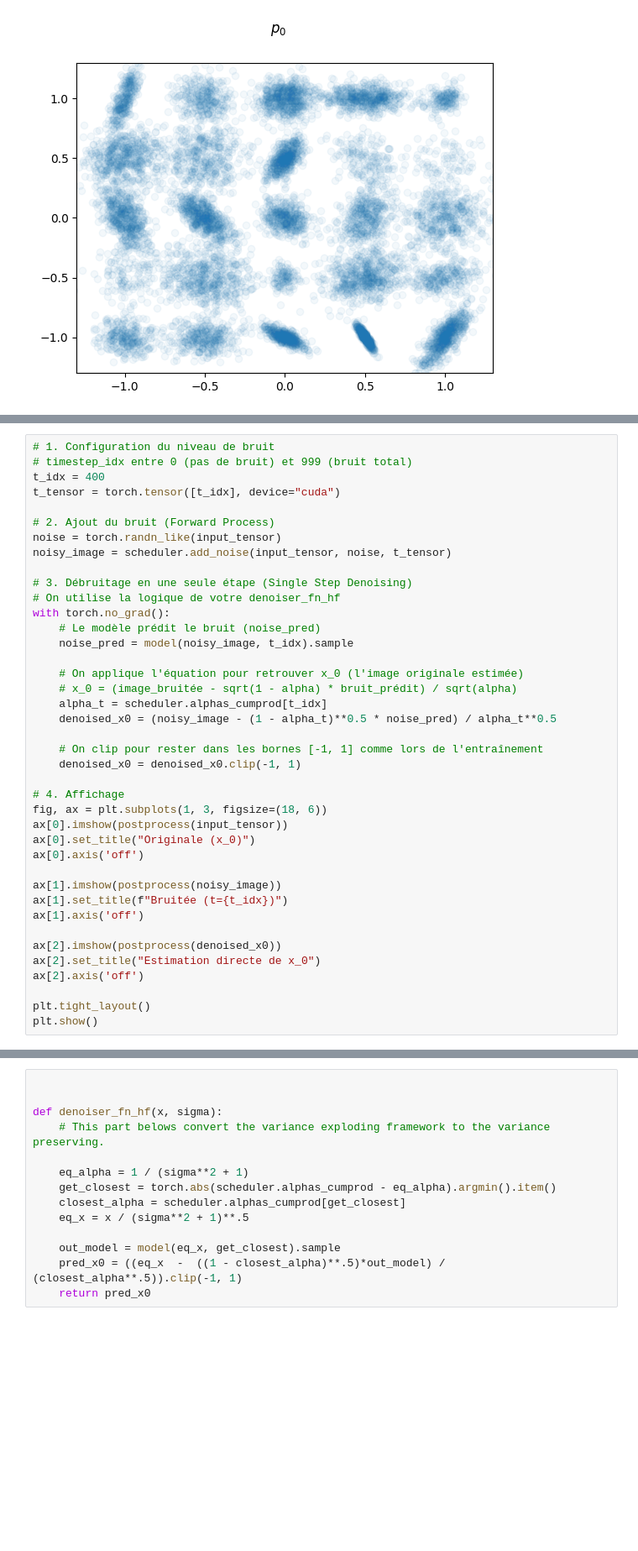
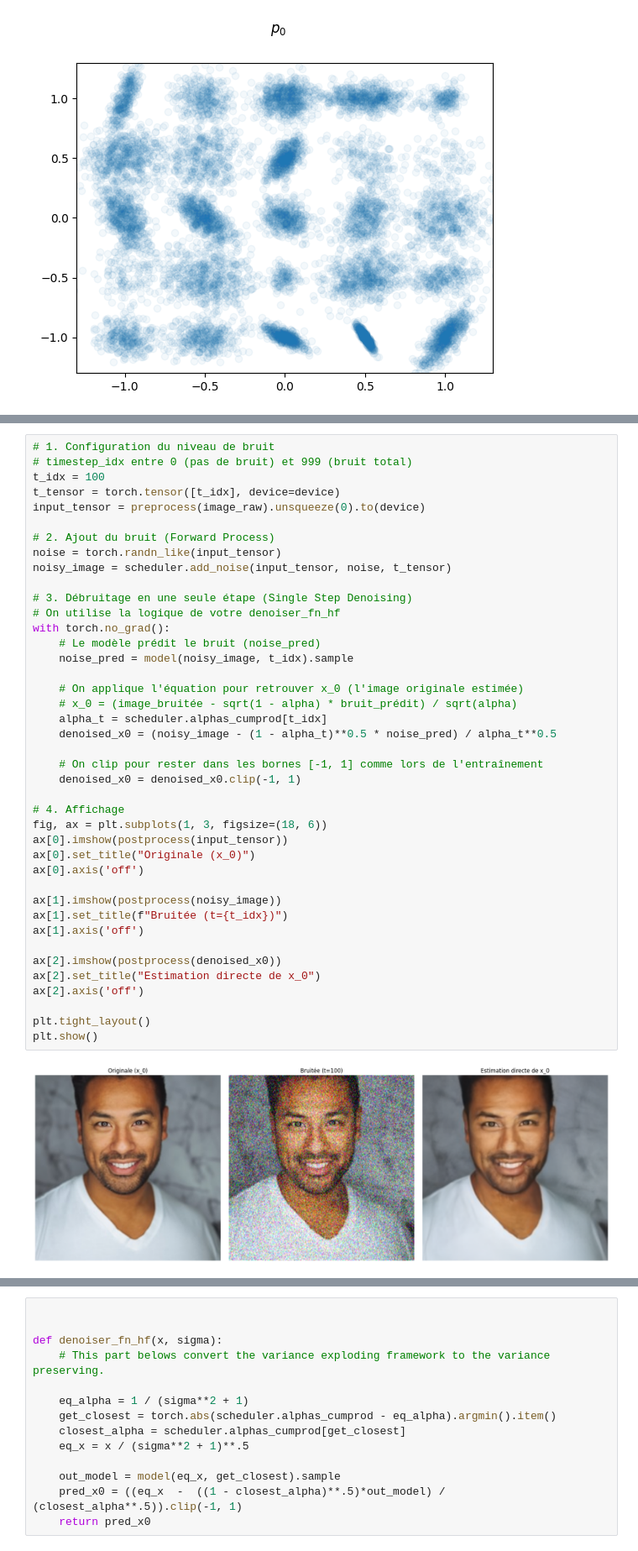
Before and after one commit to NDesassis/notebooks, a Jupyter notebook: unconditional_generation_solution.ipynb, the cells around one changed output, grey strips where cells are left out. Shown at 84% size. Drawn from its saved outputs; the diff is of its cells as text; blank space fills up the shorter version.

```diff
--- a/unconditional_generation_solution.ipynb
+++ b/unconditional_generation_solution.ipynb
@@ -107,8 +147,9 @@ model = UNet2DModel.from_pretrained(model_id).to(device).eval().requires_grad_(F
 # %%
 # 1. Configuration du niveau de bruit
 # timestep_idx entre 0 (pas de bruit) et 999 (bruit total)
-t_idx = 400
-t_tensor = torch.tensor([t_idx], device="cuda")
+t_idx = 100
+t_tensor = torch.tensor([t_idx], device=device)
+input_tensor = preprocess(image_raw).unsqueeze(0).to(device)
 
 # 2. Ajout du bruit (Forward Process)
 noise = torch.randn_like(input_tensor)
@@ -117,30 +158,32 @@ noisy_image = scheduler.add_noise(input_tensor, noise, t_tensor)
 # 3. Débruitage en une seule étape (Single Step Denoising)
 # On utilise la logique de votre denoiser_fn_hf
 with torch.no_grad():
     # Le modèle prédit le bruit (noise_pred)
     noise_pred = model(noisy_image, t_idx).sample
 
     # On applique l'équation pour retrouver x_0 (l'image originale estimée)
     # x_0 = (image_bruitée - sqrt(1 - alpha) * bruit_prédit) / sqrt(alpha)
     alpha_t = scheduler.alphas_cumprod[t_idx]
     denoised_x0 = (noisy_image - (1 - alpha_t)**0.5 * noise_pred) / alpha_t**0.5
 
     # On clip pour rester dans les bornes [-1, 1] comme lors de l'entraînement
     denoised_x0 = denoised_x0.clip(-1, 1)
 
 # 4. Affichage
 fig, ax = plt.subplots(1, 3, figsize=(18, 6))
 ax[0].imshow(postprocess(input_tensor))
 ax[0].set_title("Originale (x_0)")
 ax[0].axis('off')
 
 ax[1].imshow(postprocess(noisy_image))
 ax[1].set_title(f"Bruitée (t={t_idx})")
 ax[1].axis('off')
 
 ax[2].imshow(postprocess(denoised_x0))
 ax[2].set_title("Estimation directe de x_0")
 ax[2].axis('off')
 
 plt.tight_layout()
 plt.show()
+# %% [output]
+[figure, added]
```
Also changed, not shown: parts of 5 cells of this notebook.
